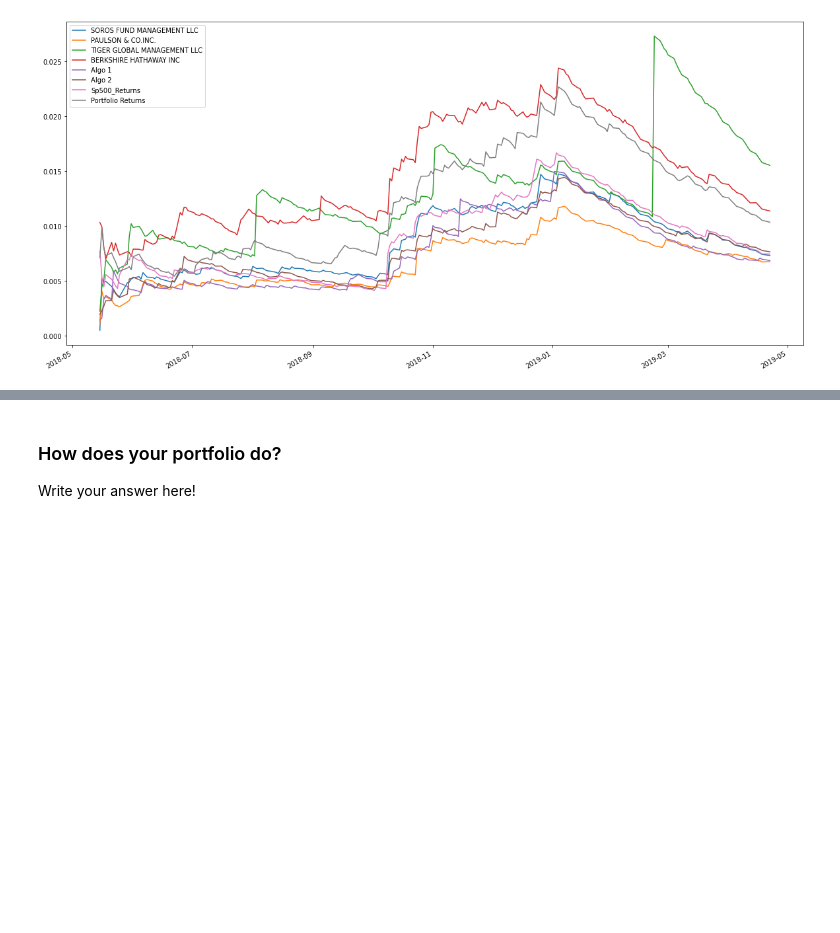
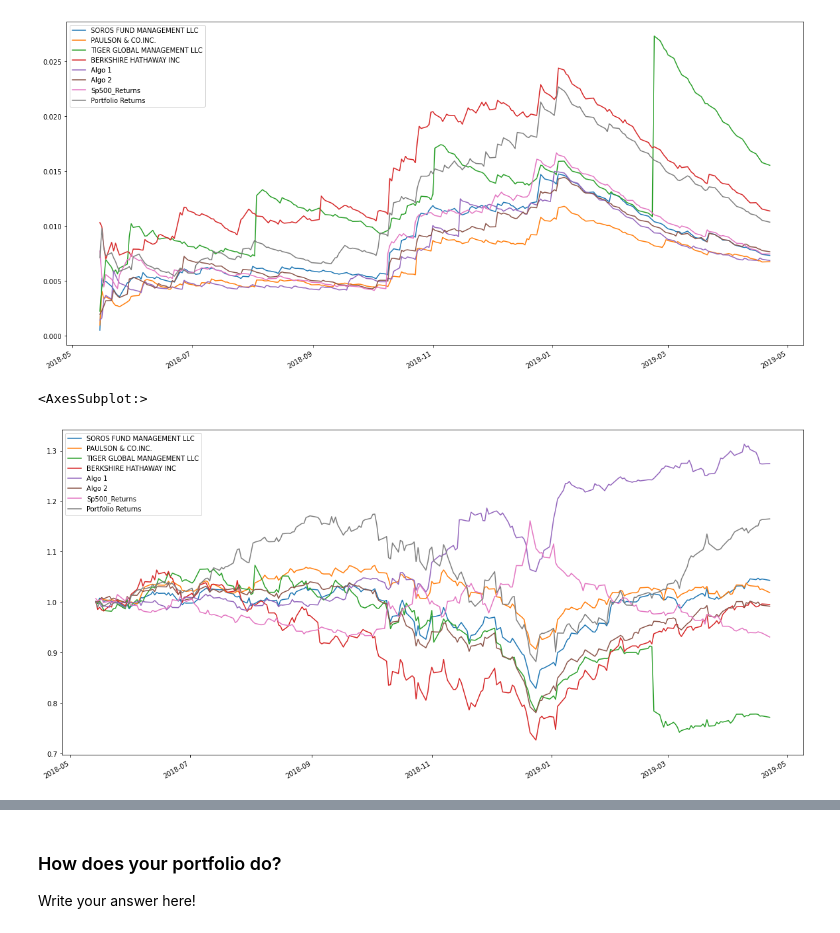
Before and after one commit to Aqui1983/Module_4_challenge, a Jupyter notebook: Module_4_challenge_starter_code/whale_analysis.ipynb, the cells around one changed output, grey strips where cells are left out. Saved outputs shown, nothing was run; the diff lists cells and outputs as text; code cells hidden in the pictures; blank space fills up the shorter version.

Commit message:
added some more graphs to show how the custom portfolio performed versus the others and updated my final answer

```diff
--- a/Module_4_challenge_starter_code/whale_analysis.ipynb
+++ b/Module_4_challenge_starter_code/whale_analysis.ipynb
@@ -632,3 +632,11 @@ combined_ewm.plot(figsize=(20,10))
 # %% [output]
 <AxesSubplot:>
 [figure]
+# %%
+#Calculate the cumulative returns for custom portfolio to measure agaisnt everything else
+combined_cumulative_returns_2 = (1 + combined_returns_df).cumprod()
+
+combined_cumulative_returns_2.plot(figsize=(20,10))
+# %% [output]
+<AxesSubplot:>
+[figure, added]
```
Also changed, not shown: parts of 2 cells of this notebook.
